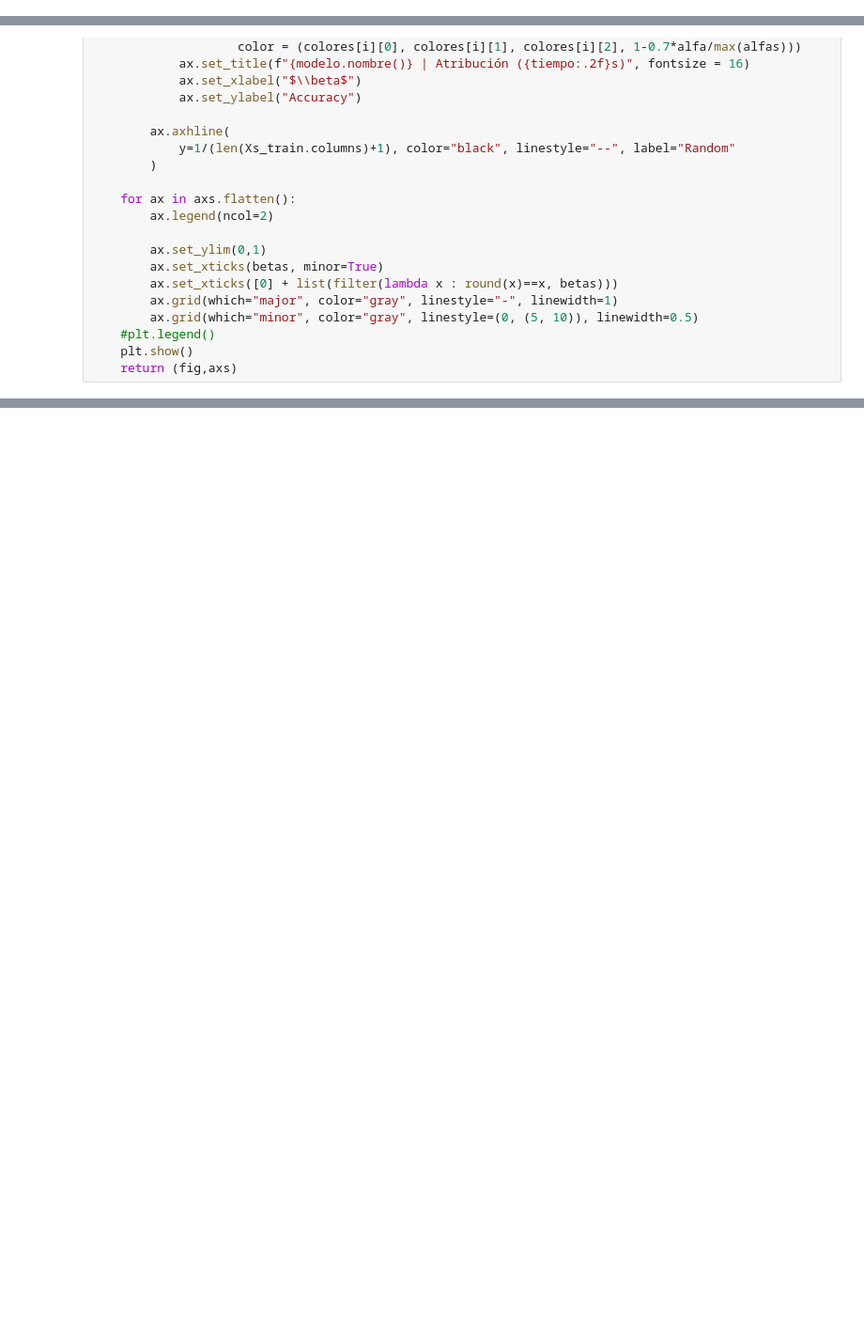
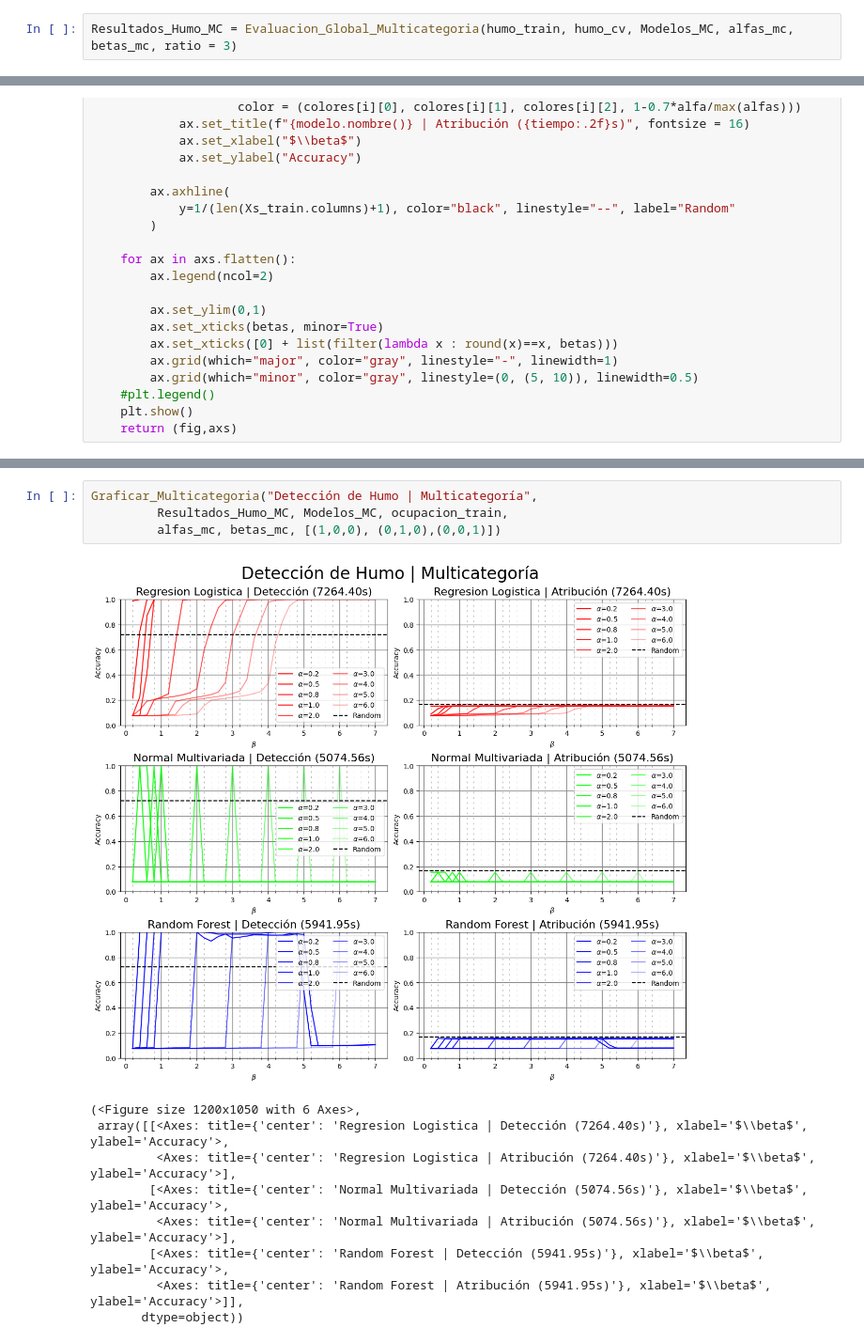
Before and after one commit to LautaroLasorsa/CONAIISI-2024, a Jupyter notebook: Informe.ipynb, the cells around one changed output, grey strips where cells are left out. Shown at 94% size. Drawn from its saved outputs; the diff is of its cells as text; blank space fills up the shorter version.

```diff
--- a/Informe.ipynb
+++ b/Informe.ipynb
@@ -574,0 +555,2 @@ Resultados_MC
+# %%
+Resultados_Humo_MC = Evaluacion_Global_Multicategoria(humo_train, humo_cv, Modelos_MC, alfas_mc, betas_mc, ratio = 3)
@@ -638 +641,15 @@ Graficar_Multicategoria("Detección de Ocupación | Multicategoría",
        dtype=object))
+# %%
+Graficar_Multicategoria("Detección de Humo | Multicategoría",
+         Resultados_Humo_MC, Modelos_MC, ocupacion_train,
+         alfas_mc, betas_mc, [(1,0,0), (0,1,0),(0,0,1)])
+# %% [output]
+[figure, added]
+(<Figure size 1200x1050 with 6 Axes>,
+ array([[<Axes: title={'center': 'Regresion Logistica | Detección (7264.40s)'}, xlabel='$\\beta$', ylabel='Accuracy'>,
+         <Axes: title={'center': 'Regresion Logistica | Atribución (7264.40s)'}, xlabel='$\\beta$', ylabel='Accuracy'>],
+        [<Axes: title={'center': 'Normal Multivariada | Detección (5074.56s)'}, xlabel='$\\beta$', ylabel='Accuracy'>,
+         <Axes: title={'center': 'Normal Multivariada | Atribución (5074.56s)'}, xlabel='$\\beta$', ylabel='Accuracy'>],
+        [<Axes: title={'center': 'Random Forest | Detección (5941.95s)'}, xlabel='$\\beta$', ylabel='Accuracy'>,
+         <Axes: title={'center': 'Random Forest | Atribución (5941.95s)'}, xlabel='$\\beta$', ylabel='Accuracy'>]],
+       dtype=object))
```
Also changed, not shown: parts of 8 cells of this notebook.
